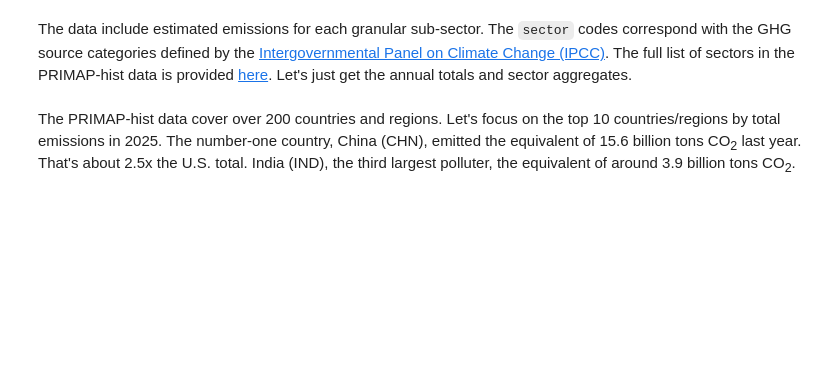
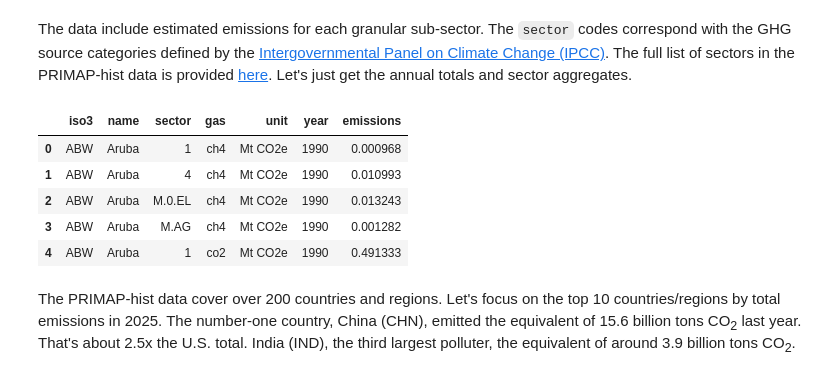
Before and after one commit to sallcj/ghg-emissions-explorer, a Jupyter notebook: notebooks/1.0-data-exploration copy.ipynb, the cells around one changed output. Saved outputs shown, nothing was run; the diff lists cells and outputs as text; code cells hidden in the pictures; blank space fills up the shorter version.

```diff
--- a/notebooks/1.0-data-exploration copy.ipynb
+++ b/notebooks/1.0-data-exploration copy.ipynb
@@ -137,25 +205,35 @@ The data include estimated emissions for each granular sub-sector. The `sector`
 # %%
 # Annual totals by country for all pollutants and sectors
 mask = (primap_df['sector'] == "M.0.EL") & (primap_df['gas'] == "total")
 ghg_tot = primap_df[mask].reset_index(drop=True)
 
 # Annual totals by country for all pollutants and each sector
-aggregated_sectors = ['1', '2', '4', '5', 'M.AG']
-mask = (primap_df['gas'] == "total") & (primap_df['sector'].isin(aggregated_sectors))
-ghg_by_sector = primap_df[mask].reset_index(drop=True)
+aggregated_sectors = ['1', '2', '4', '5', 'M.AG', 'M.0.EL']
+ghg_sector_gas = primap_df[primap_df.sector.isin(aggregated_sectors)].reset_index(drop=True)
 
-# Totals by country for each pollutant and all sectors
-mask = (primap_df['sector'] == "M.0.EL") & (primap_df['gas'] != "total")
-ghg_by_gas = primap_df[mask].reset_index(drop=True)
+# For CO2 and N2O, replace physical units with CO2-equivalents
+# Note: We'll apply the IPCC AR4 Global Warming Potential (GWP) values
+ar4_gwp = {
+    'ch4': 25, # each ton of CH4 has the effect of 28 tons of CO2
+    'n2o': 298
+}
+ghg_sector_gas['emissions'] = ghg_sector_gas['emissions'] * ghg_sector_gas['gas'].map(ar4_gwp).fillna(1)
+ghg_sector_gas['emissions'] = ghg_sector_gas['emissions'] / 1000.0
+ghg_sector_gas['unit'] = "Mt CO2e" # all gases now in units of Mt CO2e per year, since we're focused on big countries
 
-# For the units, replace physical values with CO2-equivalents
-# Note: We'll apply the IPCC AR5 Global Warming Potential (GWP) values
-ar5_gwp = {
-    'ch4': 28, # each ton of CH4 has the effect of 28 tons of CO2
-    'n2o': 265
-}
-ghg_by_gas['emissions'] = ghg_by_gas['emissions'] * ghg_by_gas['gas'].map(ar5_gwp).fillna(1)
-ghg_by_gas['unit'] = "CO2 * gigagram / yr" # all gases now in units of Gg CO2e
+# Get country names in addition to their ISO3 codes
+ghg_sector_gas = ghg_sector_gas.merge(country_list_df[['iso3', 'name']], how="inner", on="iso3")
+ghg_sector_gas = ghg_sector_gas.reindex(
+    columns=['iso3', 'name', 'sector', 'gas', 'unit', 'year', 'emissions']
+)
+ghg_sector_gas.head()
+# %% [output]
+|  | iso3 | name | sector | gas | unit | year | emissions |
+| 0 | ABW | Aruba | 1 | ch4 | Mt CO2e | 1990 | 0.000968 |
+| 1 | ABW | Aruba | 4 | ch4 | Mt CO2e | 1990 | 0.010993 |
+| 2 | ABW | Aruba | M.0.EL | ch4 | Mt CO2e | 1990 | 0.013243 |
+| 3 | ABW | Aruba | M.AG | ch4 | Mt CO2e | 1990 | 0.001282 |
+| 4 | ABW | Aruba | 1 | co2 | Mt CO2e | 1990 | 0.491333 |
 # %% [markdown]
 The PRIMAP-hist data cover over 200 countries and regions. Let's focus on the top 10 countries/regions by total emissions in 2025. The number-one country, China (CHN), emitted the equivalent of 15.6 billion tons CO<sub>2</sub> last year. That's about 2.5x the U.S. total. India (IND), the third largest polluter, the equivalent of around 3.9 billion tons CO<sub>2</sub>.
 # %%
```
Also changed, not shown: parts of 59 cells of this notebook, 1 other file.
